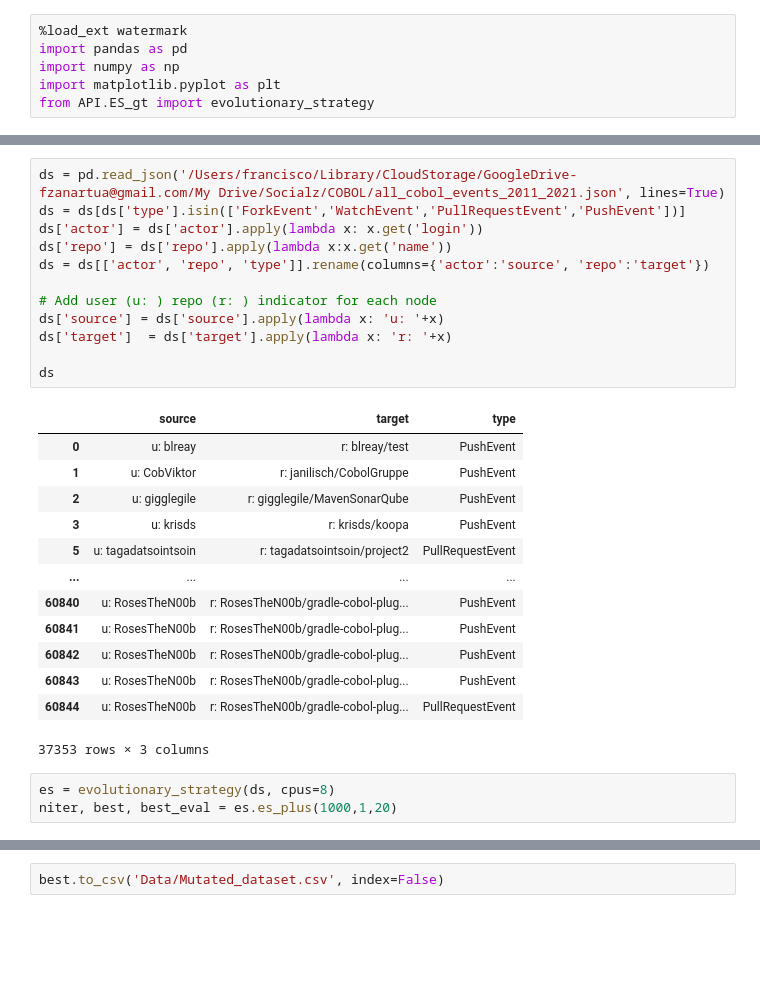
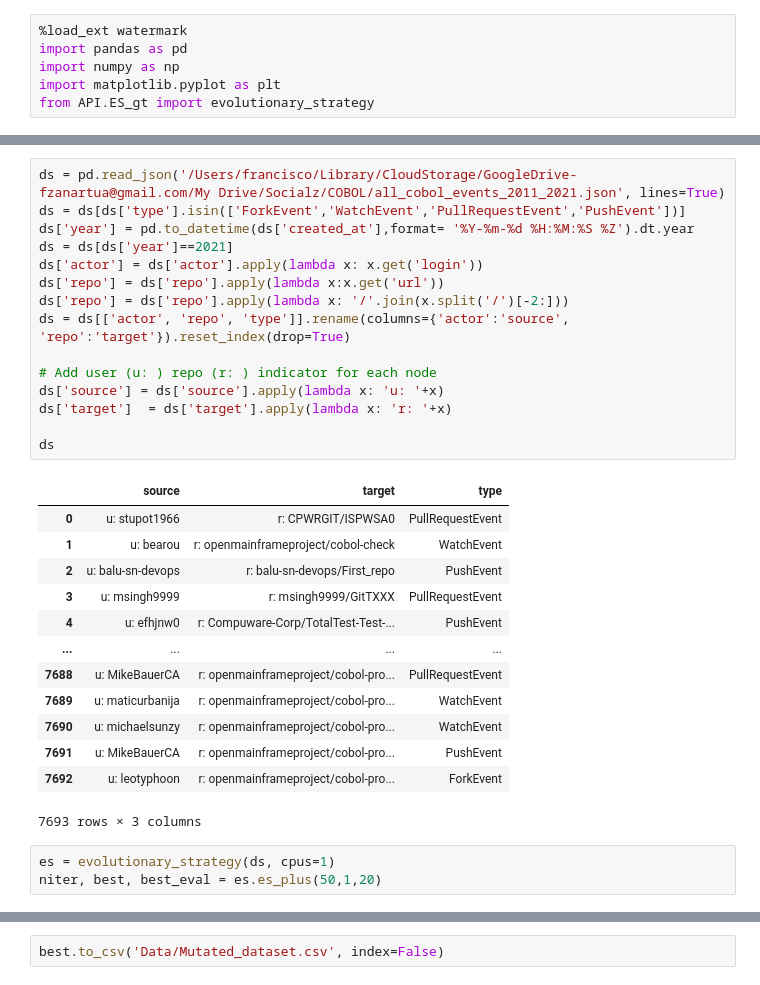
Before and after one commit to fzanart/Socialz, a Jupyter notebook: MP_test.ipynb, the cells around one changed output, grey strips where cells are left out. Saved outputs shown, nothing was run; the diff lists cells and outputs as text; blank space fills up the shorter version.

```diff
--- a/MP_test.ipynb
+++ b/MP_test.ipynb
@@ -30,29 +30,32 @@ matplotlib: 3.6.2
 # %%
 ds = pd.read_json('/Users/francisco/Library/CloudStorage/GoogleDrive-fzanartua@gmail.com/My Drive/Socialz/COBOL/all_cobol_events_2011_2021.json', lines=True)
 ds = ds[ds['type'].isin(['ForkEvent','WatchEvent','PullRequestEvent','PushEvent'])]
+ds['year'] = pd.to_datetime(ds['created_at'],format= '%Y-%m-%d %H:%M:%S %Z').dt.year
+ds = ds[ds['year']==2021]
 ds['actor'] = ds['actor'].apply(lambda x: x.get('login'))
-ds['repo'] = ds['repo'].apply(lambda x:x.get('name'))
-ds = ds[['actor', 'repo', 'type']].rename(columns={'actor':'source', 'repo':'target'})
+ds['repo'] = ds['repo'].apply(lambda x:x.get('url'))
+ds['repo'] = ds['repo'].apply(lambda x: '/'.join(x.split('/')[-2:]))
+ds = ds[['actor', 'repo', 'type']].rename(columns={'actor':'source', 'repo':'target'}).reset_index(drop=True)
 
 # Add user (u: ) repo (r: ) indicator for each node
 ds['source'] = ds['source'].apply(lambda x: 'u: '+x)
 ds['target']  = ds['target'].apply(lambda x: 'r: '+x)
 
 ds
 # %% [output]
 |  | source | target | type |
-| 0 | u: blreay | r: blreay/test | PushEvent |
-| 1 | u: CobViktor | r: janilisch/CobolGruppe | PushEvent |
-| 2 | u: gigglegile | r: gigglegile/MavenSonarQube | PushEvent |
-| 3 | u: krisds | r: krisds/koopa | PushEvent |
-| 5 | u: tagadatsointsoin | r: tagadatsointsoin/project2 | PullRequestEvent |
+| 0 | u: stupot1966 | r: CPWRGIT/ISPWSA0 | PullRequestEvent |
+| 1 | u: bearou | r: openmainframeproject/cobol-check | WatchEvent |
+| 2 | u: balu-sn-devops | r: balu-sn-devops/First_repo | PushEvent |
+| 3 | u: msingh9999 | r: msingh9999/GitTXXX | PullRequestEvent |
+| 4 | u: efhjnw0 | r: Compuware-Corp/TotalTest-Test-... | PushEvent |
 | ... | ... | ... | ... |
-| 60840 | u: RosesTheN00b | r: RosesTheN00b/gradle-cobol-plug... | PushEvent |
-| 60841 | u: RosesTheN00b | r: RosesTheN00b/gradle-cobol-plug... | PushEvent |
-| 60842 | u: RosesTheN00b | r: RosesTheN00b/gradle-cobol-plug... | PushEvent |
-| 60843 | u: RosesTheN00b | r: RosesTheN00b/gradle-cobol-plug... | PushEvent |
-| 60844 | u: RosesTheN00b | r: RosesTheN00b/gradle-cobol-plug... | PullRequestEvent |
+| 7688 | u: MikeBauerCA | r: openmainframeproject/cobol-pro... | PullRequestEvent |
+| 7689 | u: maticurbanija | r: openmainframeproject/cobol-pro... | WatchEvent |
+| 7690 | u: michaelsunzy | r: openmainframeproject/cobol-pro... | WatchEvent |
+| 7691 | u: MikeBauerCA | r: openmainframeproject/cobol-pro... | PushEvent |
+| 7692 | u: leotyphoon | r: openmainframeproject/cobol-pro... | ForkEvent |
-37353 rows × 3 columns
+7693 rows × 3 columns
 # %%
-es = evolutionary_strategy(ds, cpus=8)
-niter, best, best_eval = es.es_plus(1000,1,20)
+es = evolutionary_strategy(ds, cpus=1)
+niter, best, best_eval = es.es_plus(50,1,20)
```
Also changed, not shown: parts of 3 cells of this notebook, 12 other files.
